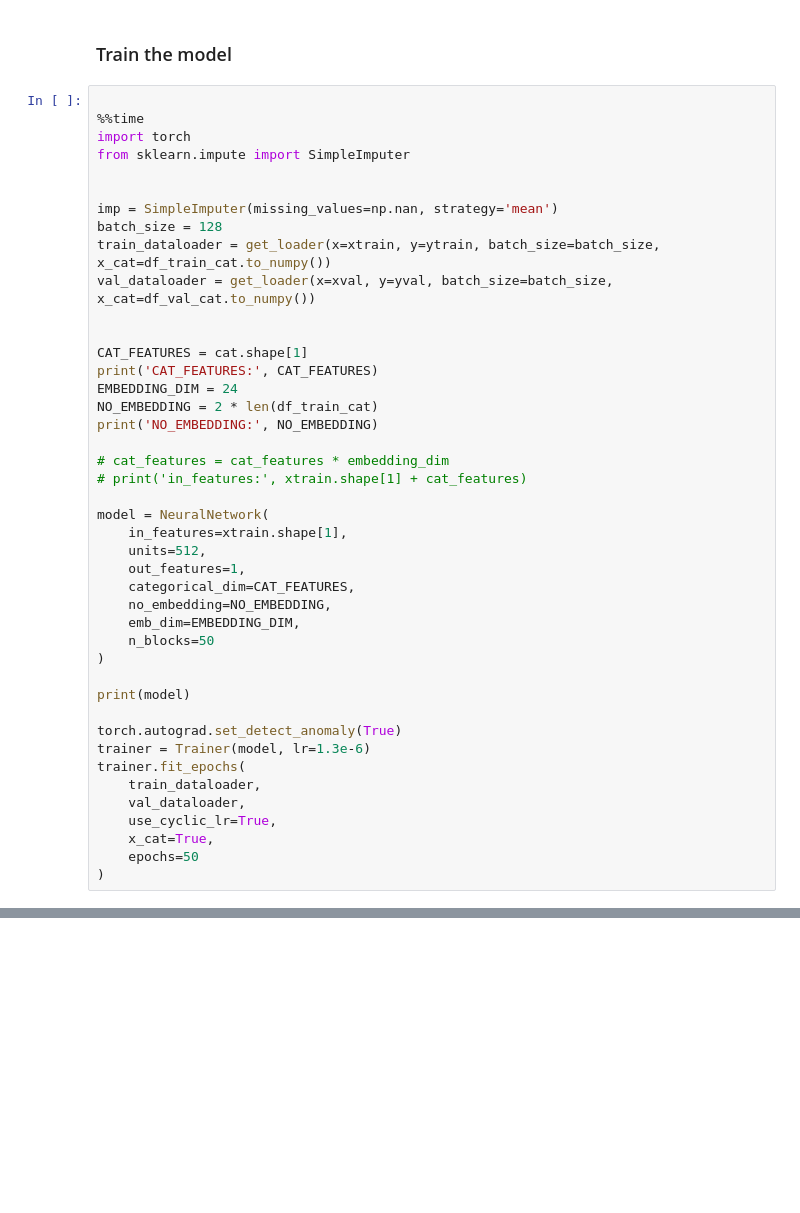
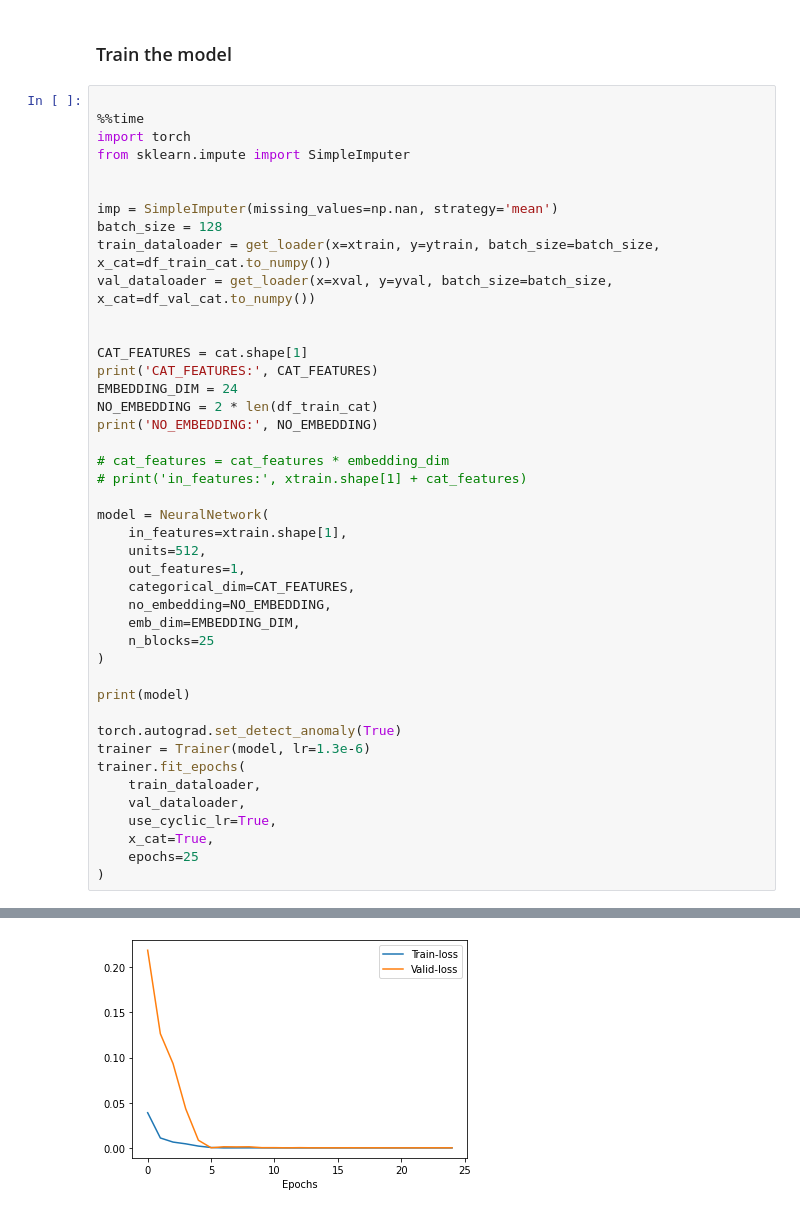
Before and after one commit to gilberto-BE/TokyoStockEx, a Jupyter notebook: notebooks/ML 1 + cat-features STOCK.ipynb, the cells around one changed output, grey strips where cells are left out. Saved outputs shown, nothing was run; the diff lists cells and outputs as text; blank space fills up the shorter version.

```diff
--- a/notebooks/ML 1 + cat-features STOCK.ipynb
+++ b/notebooks/ML 1 + cat-features STOCK.ipynb
@@ -197,7 +197,7 @@ model = NeuralNetwork(
     categorical_dim=CAT_FEATURES,
     no_embedding=NO_EMBEDDING,
     emb_dim=EMBEDDING_DIM,
-    n_blocks=50
+    n_blocks=25
 )
 
 print(model)
@@ -209,7 +209,7 @@ trainer.fit_epochs(
     val_dataloader,
     use_cyclic_lr=True,
     x_cat=True,
-    epochs=50
+    epochs=25
 )
 # %% [output]
 CAT_FEATURES: 4
@@ -245,0 +246 @@ Train metrics: {'mse': 0.0012950841337442398, 'mae': 0.026375839486718178}
+[figure, added]
```
Also changed, not shown: parts of 1 cell of this notebook, 1 other file.
